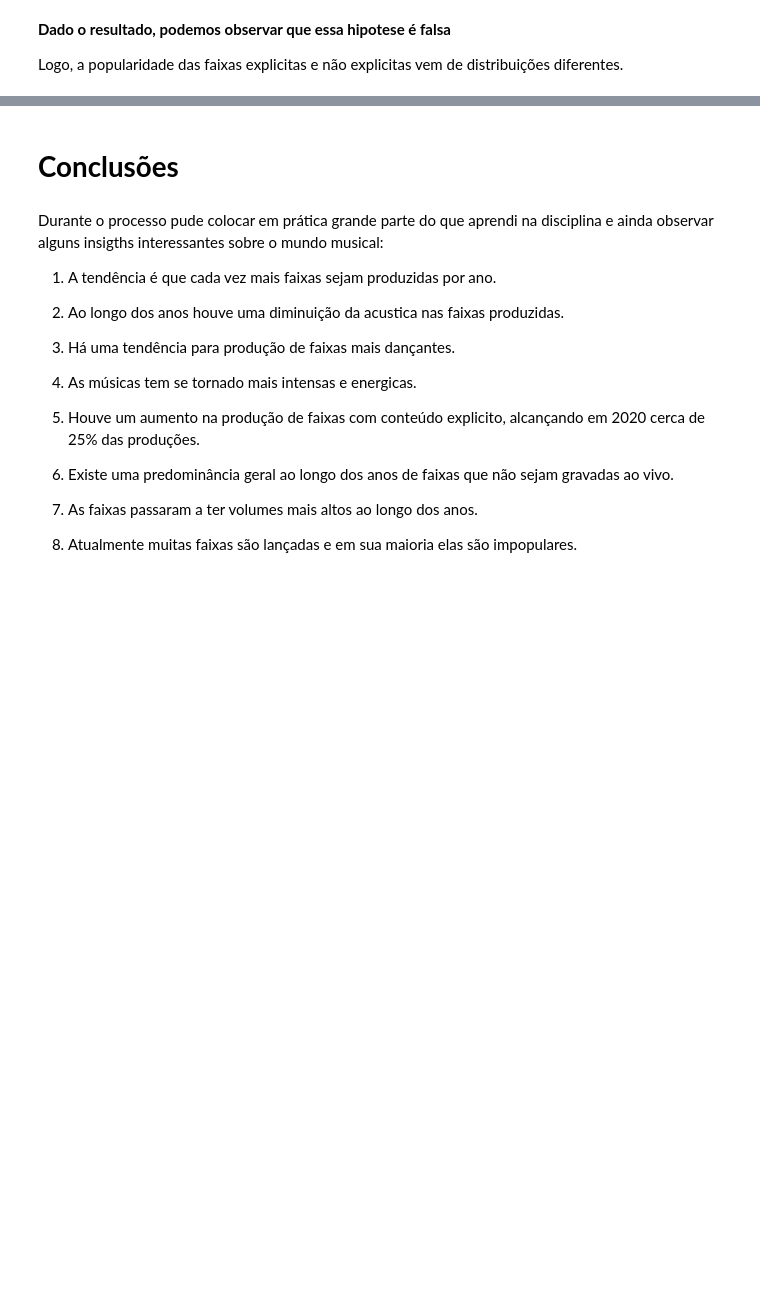
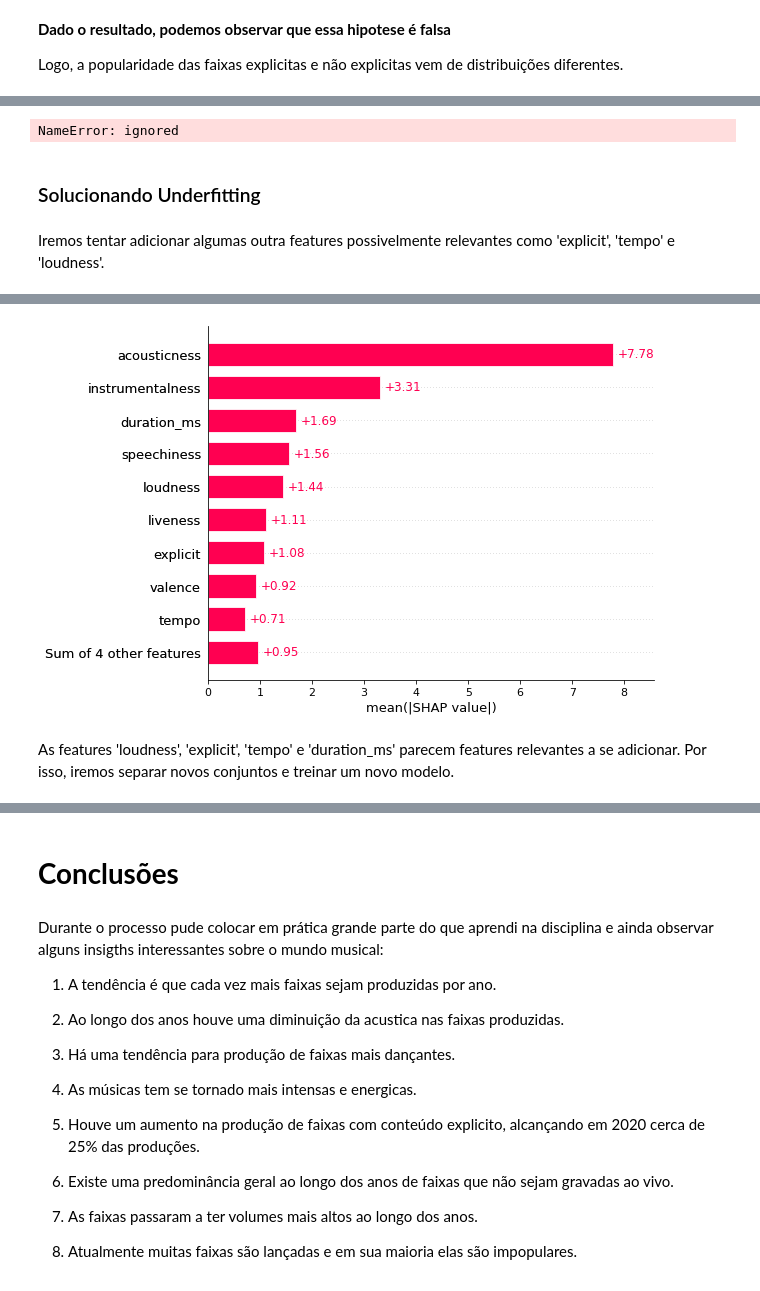
Before and after one commit to Acesarsilva/Spotify_Data_Analysis, a Jupyter notebook: Spotify_Data_Analysis.ipynb, the cells around one changed output, grey strips where cells are left out. Saved outputs shown, nothing was run; the diff lists cells and outputs as text; code cells hidden in the pictures; blank space fills up the shorter version.

```diff
--- a/Spotify_Data_Analysis.ipynb
+++ b/Spotify_Data_Analysis.ipynb
@@ -1322,0 +1373,6 @@ Logo, a popularidade das faixas explicitas e não explicitas vem de distribuiç
+# %%
+variables = ['acousticness', 'danceability', 'energy', 'instrumentalness', 'liveness', 'speechiness', 'valence']
+X = spotify[variables]
+y = spotify['popularity']
+X_train, X_test, y_train, y_test = train_test_split(X, y, test_size=0.4, random_state=1)
+X_test, X_validation, y_test, y_validation = train_test_split(X_test, y_test, test_size=0.4, random_state=1)
@@ -1322,0 +1823,19 @@ Logo, a popularidade das faixas explicitas e não explicitas vem de distribuiç
+# %%
+model = xgboost.XGBRegressor().fit(X,y)
+explainer = shap.Explainer(model)
+shap_values = explainer(X)
+shap.plots.bar(shap.Explanation(feature_names= variables,values=shap_values))
+# %% [output]
+NameError: ignored
+# %% [markdown]
+### Solucionando Underfitting
+# %% [markdown]
+Iremos tentar adicionar algumas outra features possivelmente relevantes como 'explicit', 'tempo' e 'loudness'.
+# %%
+udft_variables = ['acousticness', 'danceability', 'energy', 'instrumentalness', 'liveness', 'speechiness', 'valence', 'explicit', 'tempo', 'loudness', 'key', 'mode', 'duration_ms']
+X_udft = spotify[udft_variables]
+udft_model = xgboost.XGBRegressor().fit(X_udft, y)
+explainer = shap.Explainer(udft_model)
+shap_values = explainer(X_udft)
+shap.plots.bar(shap.Explanation(feature_names= udft_variables,values=shap_values))
+# %% [output]
@@ -1322,0 +1843,3 @@ Logo, a popularidade das faixas explicitas e não explicitas vem de distribuiç
+[figure, added]
+# %% [markdown]
+As features 'loudness', 'explicit', 'tempo' e 'duration_ms' parecem features relevantes a se adicionar. Por isso, iremos separar novos conjuntos e treinar um novo modelo.
```
Also changed, not shown: parts of 134 cells of this notebook.
